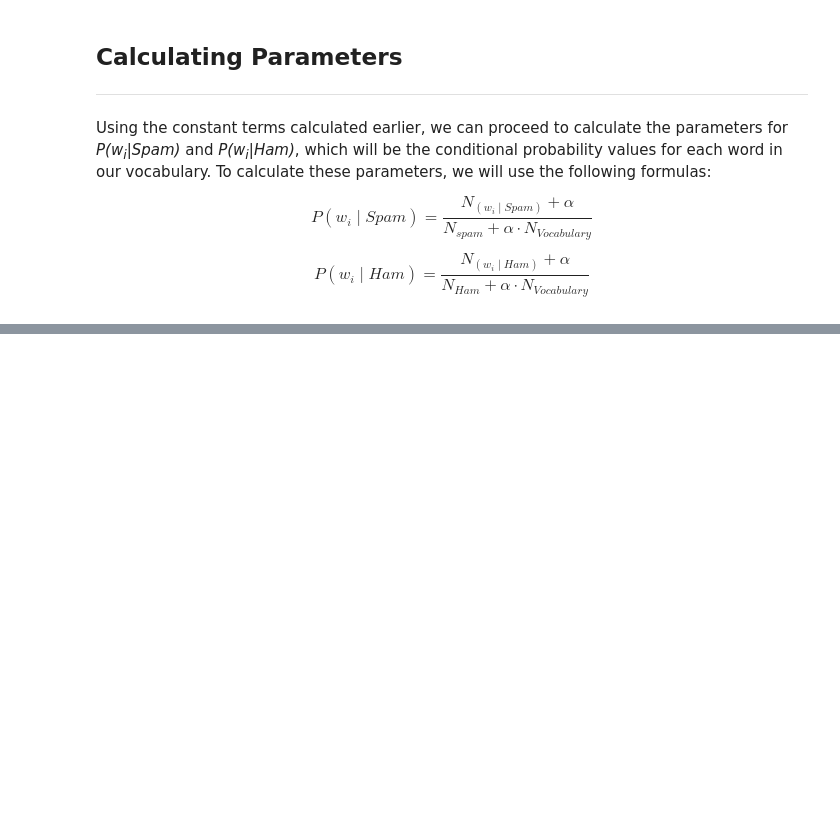
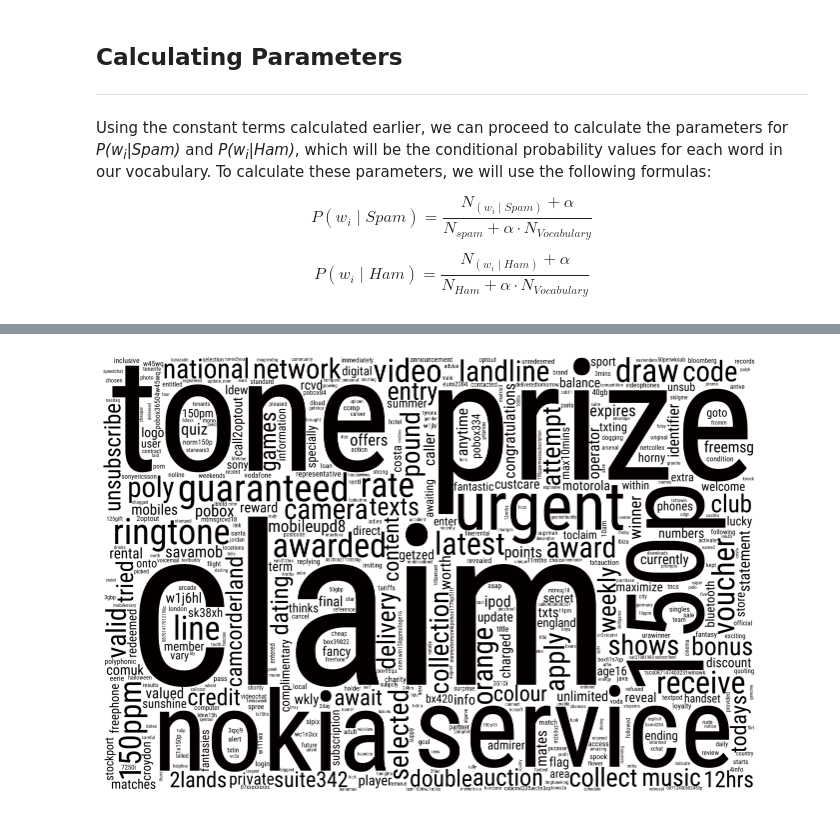
Before and after one commit to Lippins/NB_spam_filter, a Jupyter notebook: notebook.ipynb, the cells around one changed output, grey strips where cells are left out. Cells and saved outputs as stored; diff of their text form; code cells hidden in the pictures; blank space fills up the shorter version.

```diff
--- a/notebook.ipynb
+++ b/notebook.ipynb
@@ -338,0 +380,39 @@ for word in vocabulary:
+# %%
+# Create and update stop-word list
+stop_words = list(get_stop_words('en'))
+STOPWORDS = list(STOPWORDS) + stop_words
+
+# Isolate common words in ham messages
+ham_data = train_set_clean.loc[train_set_clean['label'] == 'ham']
+ham_words = ham_data.iloc[:, 2:].sum()
+common_ham_words = ham_words[ham_words > 5]
+# %%
+# Pass spam text through a 3 tier filter
+# 1. A combined stop word filter
+text = ' '.join([word for word in text.split() if word not in STOPWORDS])
+# 2. A filter for words with length greater than 3
+text = ' '.join([word for word in text.split() if len(word) > 3])
+# 3. A filter for words not popular in ham messages
+text = ' '.join([word for word in text.split() if word not in common_ham_words.index])
+# %%
+# Generate updated word cloud
+wordcloud = WordCloud(font_path = './fonts/RobotoCondensed-Regular.ttf',
+                      width = 3000,
+                      height = 2000,
+                      max_words = 500,
+                      random_state = 42,
+                      collocations = False,
+                      background_color = 'white',
+                      stopwords = STOPWORDS).generate(text)
+
+# change the value to black
+def black_color_func(word, font_size, position,orientation,random_state=None, **kwargs):
+    return("hsl(0,100%, 1%)")
+
+# set the word color to black
+wordcloud.recolor(color_func = black_color_func)
+
+
+draw_wordcloud(wordcloud, (12,8))
+# %% [output]
+[figure, added]
```
Also changed, not shown: parts of 8 cells of this notebook.
